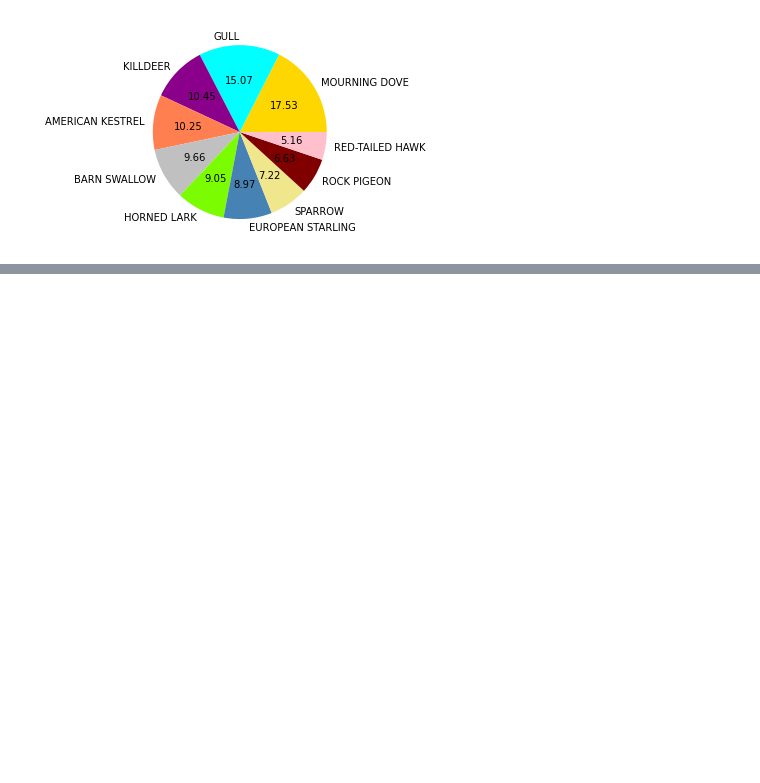
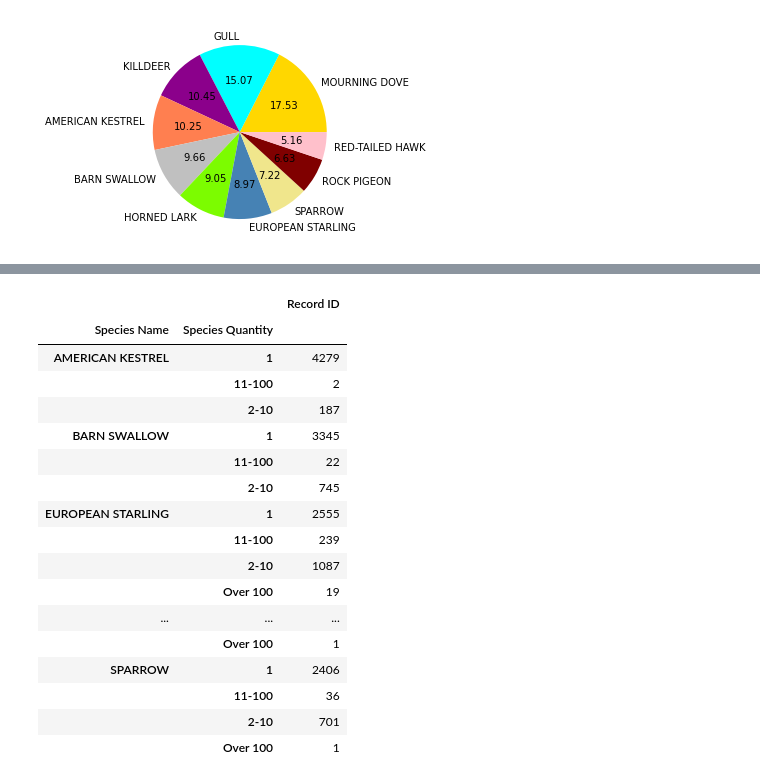
Before and after one commit to kplam624/Birds-Plane-Incident-Analysis, a Jupyter notebook: Starter_code_planes.ipynb, the cells around one changed output, grey strips where cells are left out. Cells and saved outputs as stored; diff of their text form; code cells hidden in the pictures; blank space fills up the shorter version.

```diff
--- a/Starter_code_planes.ipynb
+++ b/Starter_code_planes.ipynb
@@ -152,0 +172,24 @@ dtype: int64
+# %%
+clean_bird_df = clean_bird_df.loc[df['Species Name'].isin(bird_names)]
+clean_bird_count = clean_bird_df.groupby(['Species Name','Species Quantity']).count()
+clean_bird_count = clean_bird_count[['Record ID']]
+clean_bird_count
+# %% [output]
+|  |  | Record ID |
+| Species Name | Species Quantity |  |
+| AMERICAN KESTREL | 1 | 4279 |
+|  | 11-100 | 2 |
+|  | 2-10 | 187 |
+| BARN SWALLOW | 1 | 3345 |
+|  | 11-100 | 22 |
+|  | 2-10 | 745 |
+| EUROPEAN STARLING | 1 | 2555 |
+|  | 11-100 | 239 |
+|  | 2-10 | 1087 |
+|  | Over 100 | 19 |
+| ... | ... | ... |
+|  | Over 100 | 1 |
+| SPARROW | 1 | 2406 |
+|  | 11-100 | 36 |
+|  | 2-10 | 701 |
+|  | Over 100 | 1 |
```
Also changed, not shown: parts of 12 cells of this notebook, 1 other file.
